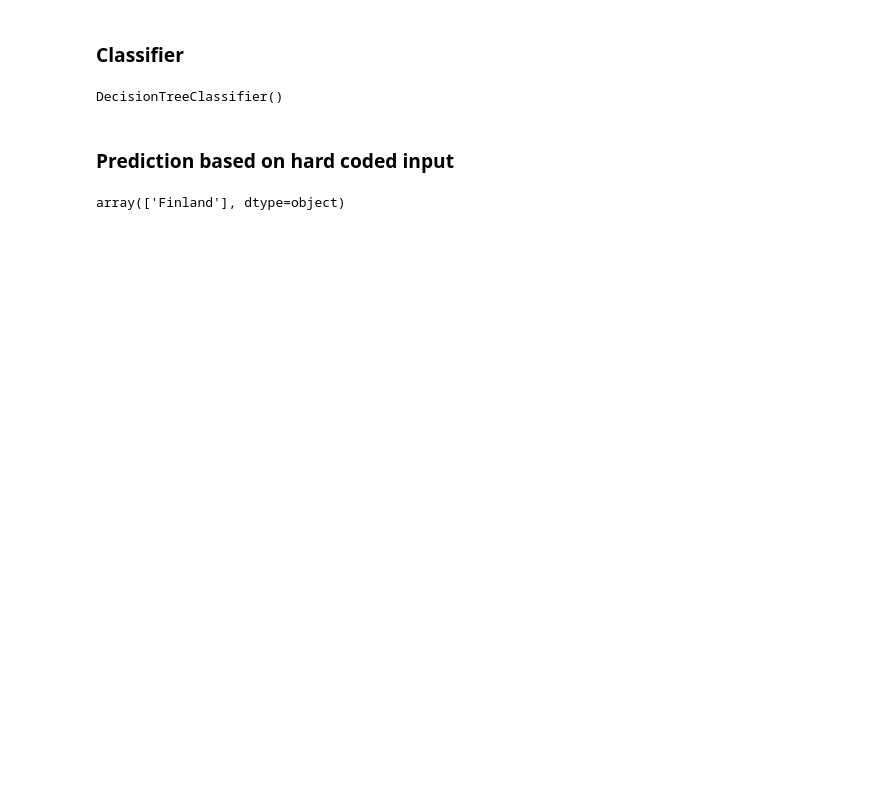
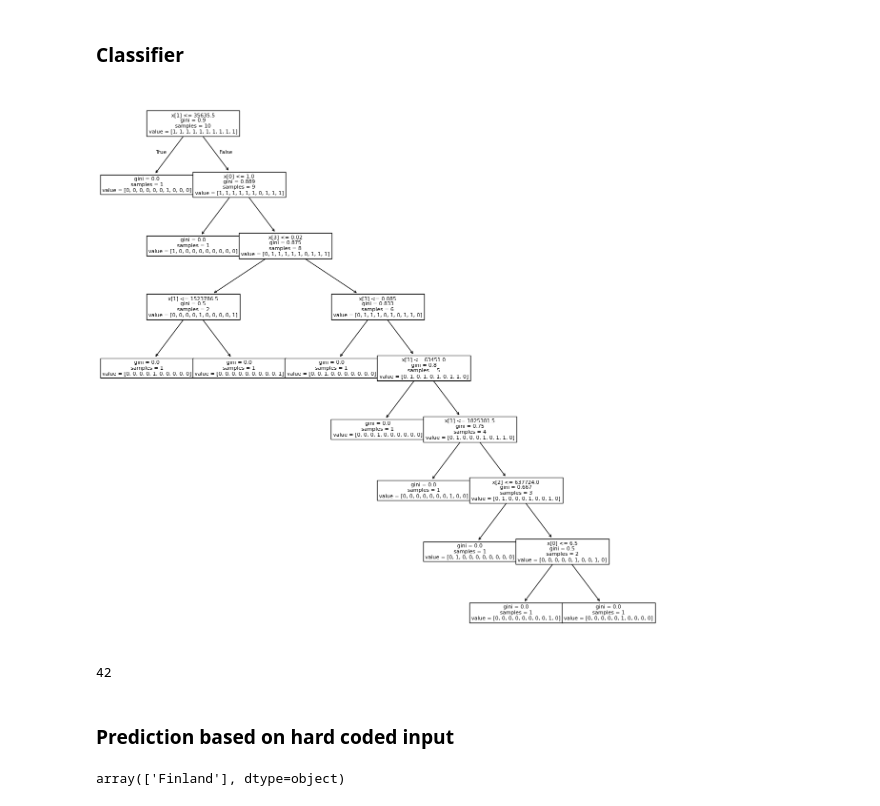
Before and after one commit to Gabriel-A-NY/uek259-GaMa, a Jupyter notebook: main.ipynb, the cells around one changed output. Drawn from its saved outputs; the diff is of its cells as text; code cells hidden in the pictures; blank space fills up the shorter version.

Commit message:
Add plot tree visualization

```diff
--- a/main.ipynb
+++ b/main.ipynb
@@ -26,6 +26,7 @@ Requirement already satisfied: mdurl~=0.1 in /usr/local/lib/python3.11/dist-pack
 from sklearn import tree
 import pandas as pd
 from sklearn import preprocessing
+import matplotlib.pyplot as plt
 from sklearn.preprocessing import LabelEncoder
 
 df = pd.read_csv("countries.csv")
@@ -44,36 +45,45 @@ le_region = LabelEncoder()
 df["Region"] = le_region.fit_transform(df["Region"])
 
 
 for col in ["Population", "Area (sq. mi.)", "Coastline (coast/area ratio)"]:
     df[col] = (
         df[col]
         .astype(str)
         .str.replace(",", ".", regex=False)
         .astype(float)
     )
 
 
 # Features und Ziel setzen
 feature_columns = [
     "Region",
     "Population",
     "Area (sq. mi.)",
     "Coastline (coast/area ratio)"
 ]
 
 # X (input) => Feature values such as population range continent, etc.
 # each element of array is to be a fact of the country (e.g. "80'000'000 => population of germany")
-X = df[feature_columns].values
+X = df[feature_columns].iloc[:10].values
 
 # Y (output) => country which the element of X refers to
 # for the above example => "germany"
-Y = df["Country"].values
+Y = df["Country"].iloc[:10].values
 
 # Decision Tree trainieren
 clf = tree.DecisionTreeClassifier()
 clf.fit(X, Y)
+plt.figure(figsize=(15, 15))  # Adjust the
+
+tree.plot_tree(clf)
+plt.show()
 # %% [output]
-DecisionTreeClassifier()
+[figure, added]
+# %%
+clf.get_n_leaves()
+clf.get_depth()
+# %% [output]
+42
 # %% [markdown]
 ### Prediction based on hard coded input
 # %%
```
Also changed, not shown: parts of 1 cell of this notebook.
